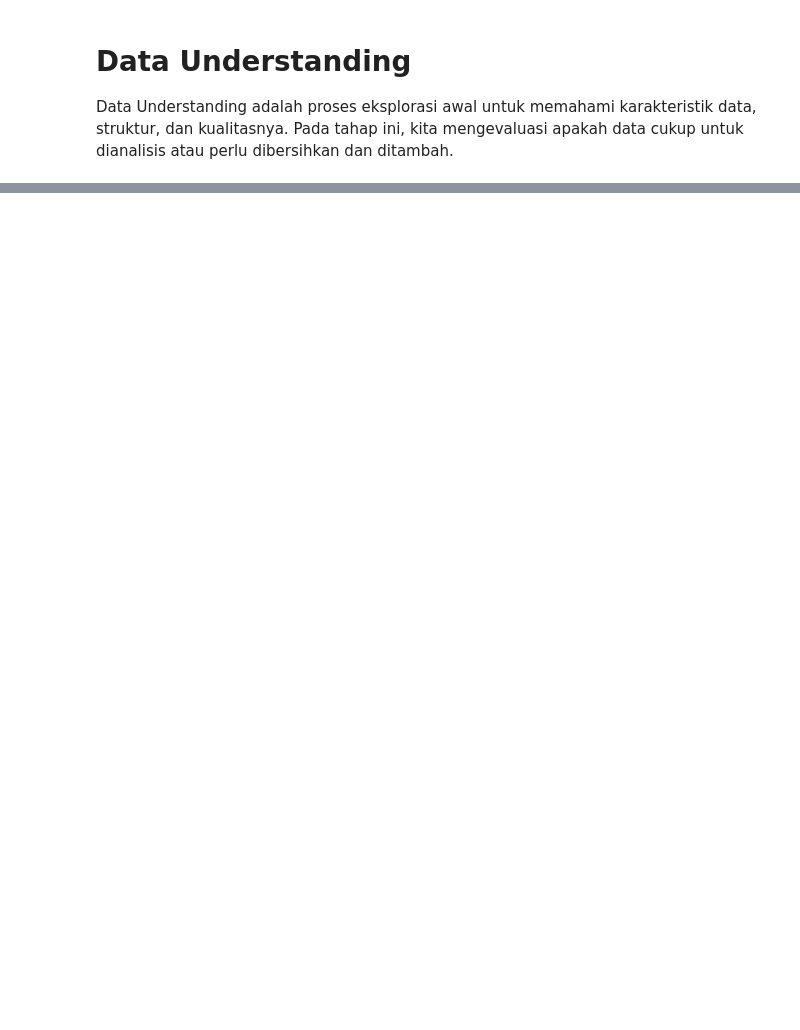
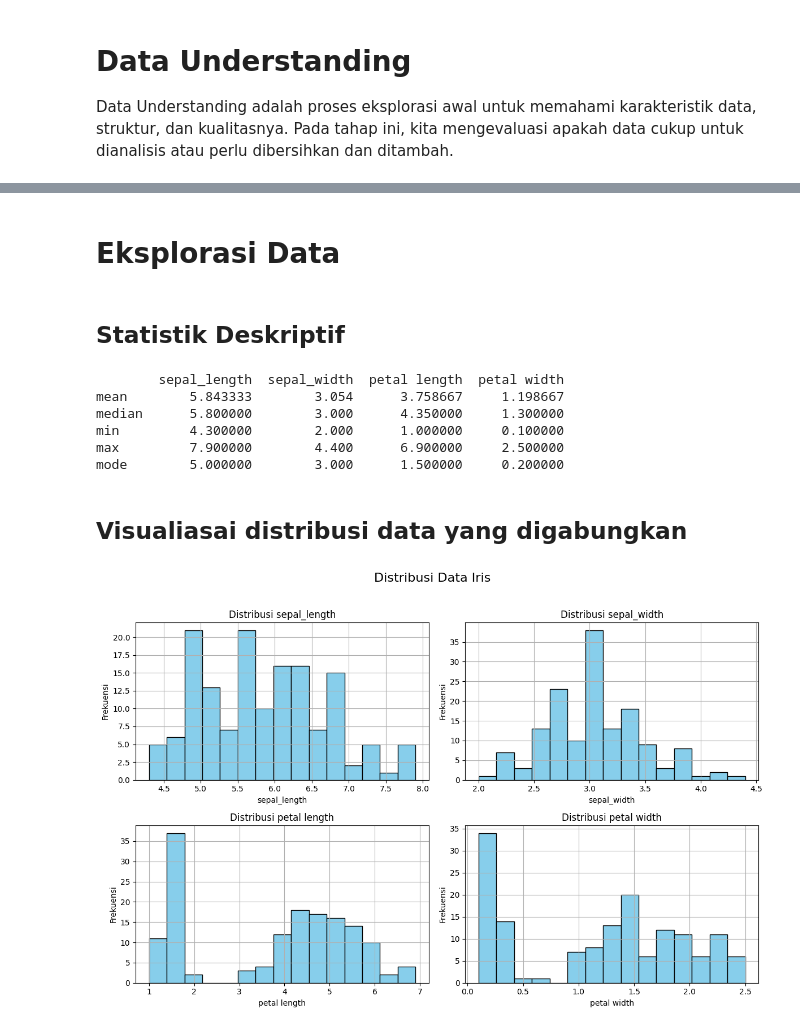
Before and after one commit to Dikkynof/pendata, a Jupyter notebook: _sources/Pendat_Tugas_1.ipynb, the cells around one changed output, grey strips where cells are left out. Cells and saved outputs as stored; diff of their text form; code cells hidden in the pictures; blank space fills up the shorter version.

```diff
--- a/_sources/Pendat_Tugas_1.ipynb
+++ b/_sources/Pendat_Tugas_1.ipynb
@@ -63,0 +85,14 @@ Successfully installed pymysql-1.1.1
+# %%
+# Koneksi ke Aiven MySQL
+mysql_engine = create_engine("mysql+pymysql://avnadmin:AVNS_KHBF7rSzKcX9MR2VTEk@irismysql-penambangan-data.h.aivencloud.com:14162/defaultdb")
+
+# Koneksi ke Aiven PostgreSQL
+postgres_engine = create_engine("postgresql+psycopg2://avnadmin:AVNS_i8oUQbmEihGJDk1ow03@irispostgresql-penambangan-data.h.aivencloud.com:14162/defaultdb?sslmode=require")
+# %%
+# Ambil data dari MySQL
+query_mysql = "SELECT id, `petal length`, `petal width` FROM iris_mysql"
+df_mysql = pd.read_sql(query_mysql, mysql_engine)
+
+# Ambil data dari PostgreSQL
+query_postgres = "SELECT id, sepal_length, sepal_width FROM iris_postgres"
+df_postgres = pd.read_sql(query_postgres, postgres_engine)
@@ -63,0 +123,3 @@ Successfully installed pymysql-1.1.1
+# %%
+# Proses Menggabungkan data dari dua database
+df_iris = df_mysql.merge(df_postgres, on="id")
@@ -63,0 +144,46 @@ Successfully installed pymysql-1.1.1
+# %% [markdown]
+# Eksplorasi Data
+# %% [markdown]
+## Statistik Deskriptif
+# %%
+# Hitung statistik deskriptif
+fitur = ["sepal_length", "sepal_width", "petal length", "petal width"]
+stats = df_iris[fitur].agg(['mean', 'median', 'min', 'max'])
+
+# Hitung modus secara terpisah karena bisa ada lebih dari satu nilai yang dominan
+mode_values = df_iris[fitur].mode().iloc[0]
+
+# Gabungkan hasilnya
+stats.loc['mode'] = mode_values
+
+# Cetak hasil
+print(stats)
+# %% [output]
+        sepal_length  sepal_width  petal length  petal width
+mean        5.843333        3.054      3.758667     1.198667
+median      5.800000        3.000      4.350000     1.300000
+min         4.300000        2.000      1.000000     0.100000
+max         7.900000        4.400      6.900000     2.500000
+mode        5.000000        3.000      1.500000     0.200000
+# %% [markdown]
+## Visualiasai distribusi data yang digabungkan
+# %%
+import matplotlib.pyplot as plt
+
+# Buat histogram untuk setiap fitur
+fitur = ["sepal_length", "sepal_width", "petal length", "petal width"]
+fig, axes = plt.subplots(2, 2, figsize=(12, 8))  # 2x2 layout
+fig.suptitle("Distribusi Data Iris", fontsize=16)  # Judul utama
+
+# Loop untuk membuat histogram pada setiap subplot
+for ax, col in zip(axes.flat, fitur):
+    df_iris[col].hist(bins=15, ax=ax, color='skyblue', edgecolor='black')
+    ax.set_title(f"Distribusi {col}")  # Judul tiap subplot
+    ax.set_xlabel(col)  # Label X sesuai fitur
+    ax.set_ylabel("Frekuensi")  # Label Y
+
+# Tampilkan plot
+plt.tight_layout(rect=[0, 0, 1, 0.96])  # Atur layout agar tidak bertumpuk dengan judul
+plt.show()
+# %% [output]
+[figure, added]
```
Also changed, not shown: parts of 13 cells of this notebook, 10 other files.
